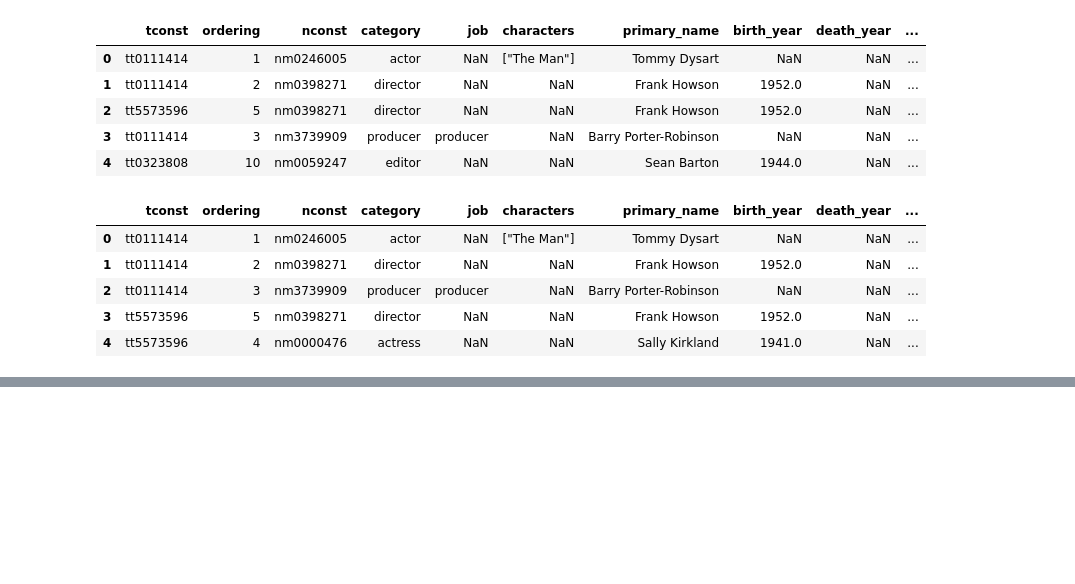
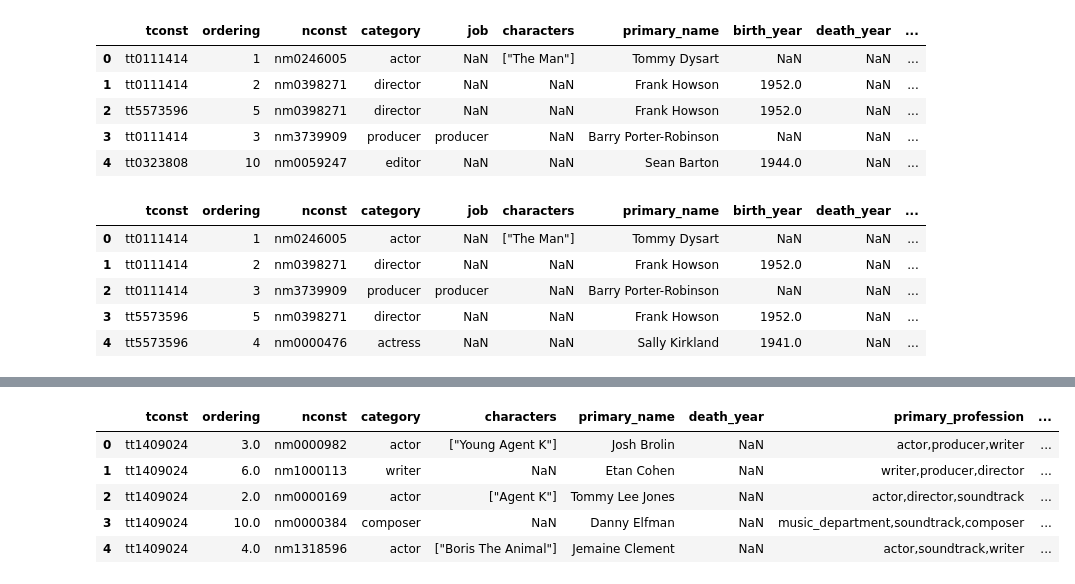
Before and after one commit to MFAP9/module1project, a Jupyter notebook: Project 1.ipynb, the cells around one changed output, grey strips where cells are left out. Cells and saved outputs as stored; diff of their text form; code cells hidden in the pictures; blank space fills up the shorter version.

Commit message:
merging tn with imdb

```diff
--- a/Project 1.ipynb
+++ b/Project 1.ipynb
@@ -443,4 +443,4 @@ imdbfinal.head()
 | 3 | tt5573596 | 5 | nm0398271 | director | NaN | NaN | Frank Howson | 1952.0 | NaN | ... |
 | 4 | tt5573596 | 4 | nm0000476 | actress | NaN | NaN | Sally Kirkland | 1941.0 | NaN | ... |
 # %%
-imdbfinal.rename(columns = {'primary_title': 'movie'})
+imdbfinal = imdbfinal.rename(columns = {'primary_title': 'movie'})
@@ -465,0 +456,12 @@ imdbfinal.rename(columns = {'primary_title': 'movie'})
+# %%
+#Merging TN dataframe with IMDB merged dataframe
+tnfinal = pd.merge(imdbfinal, tn, on = 'movie', how = 'right')
+# %%
+tnfinal.head()
+# %% [output]
+|  | tconst | ordering | nconst | category | characters | primary_name | death_year | primary_profession | ... |
+| 0 | tt1409024 | 3.0 | nm0000982 | actor | ["Young Agent K"] | Josh Brolin | NaN | actor,producer,writer | ... |
+| 1 | tt1409024 | 6.0 | nm1000113 | writer | NaN | Etan Cohen | NaN | writer,producer,director | ... |
+| 2 | tt1409024 | 2.0 | nm0000169 | actor | ["Agent K"] | Tommy Lee Jones | NaN | actor,director,soundtrack | ... |
+| 3 | tt1409024 | 10.0 | nm0000384 | composer | NaN | Danny Elfman | NaN | music_department,soundtrack,composer | ... |
+| 4 | tt1409024 | 4.0 | nm1318596 | actor | ["Boris The Animal"] | Jemaine Clement | NaN | actor,soundtrack,writer | ... |
```
Also changed, not shown: parts of 3 cells of this notebook.
